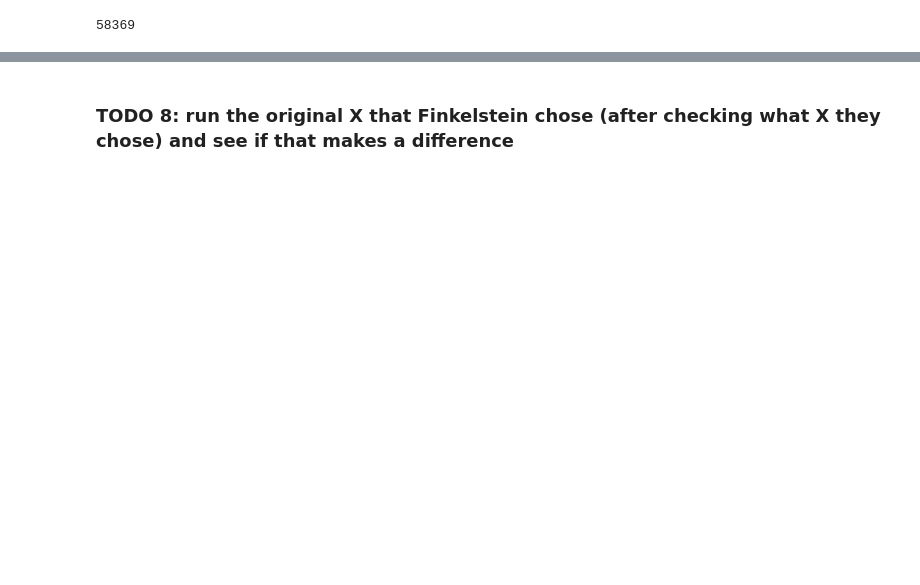
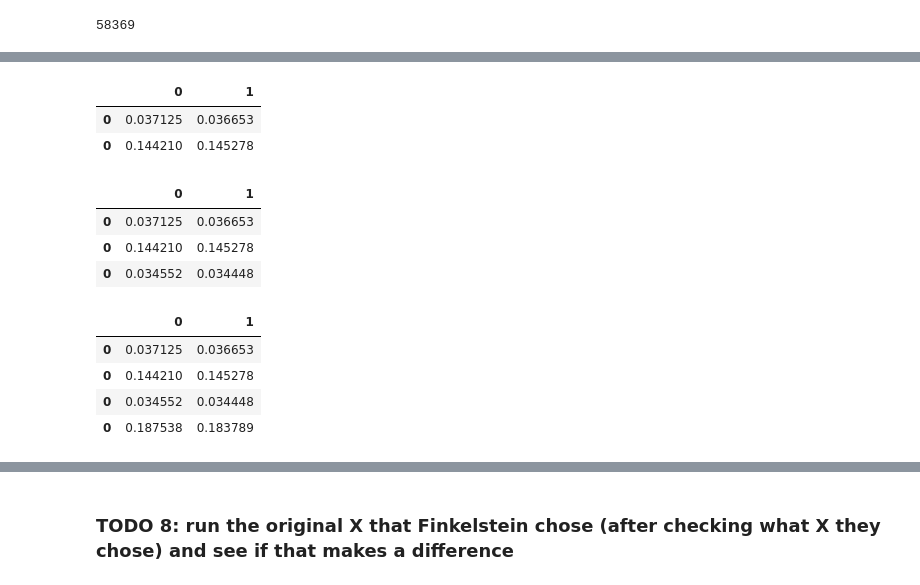
Before and after one commit to Yasmineouattara/ML_for_Econ_Final_Project, a Jupyter notebook: Data12m_NA_experiment_Donna.ipynb, the cells around one changed output, grey strips where cells are left out. Drawn from its saved outputs; the diff is of its cells as text; code cells hidden in the pictures; blank space fills up the shorter version.

```diff
--- a/Data12m_NA_experiment_Donna.ipynb
+++ b/Data12m_NA_experiment_Donna.ipynb
@@ -1931,0 +1896,11 @@ se_rx_any_df
+# %%
+rx_num_se_x = np.std(rx_num_tau_bootstraps[0])
+rx_num_se_xw = np.std(rx_num_tau_bootstraps[1])
+
+temp = pd.DataFrame([rx_num_se_x, rx_num_se_xw ]).T
+se_df = pd.concat([se_df, temp], axis = 0)
+se_df
+# %% [output]
+|  | 0 | 1 |
+| 0 | 0.037125 | 0.036653 |
+| 0 | 0.144210 | 0.145278 |
@@ -1931,0 +1925,43 @@ se_rx_any_df
+# %%
+doc_any_se_x = np.std(doc_any_tau_bootstraps[0])
+doc_any_se_xw = np.std(doc_any_tau_bootstraps[1])
+
+temp = pd.DataFrame([doc_any_se_x, doc_any_se_xw ]).T
+se_df = pd.concat([se_df, temp], axis = 0)
+se_df
+# %% [output]
+|  | 0 | 1 |
+| 0 | 0.037125 | 0.036653 |
+| 0 | 0.144210 | 0.145278 |
+| 0 | 0.034552 | 0.034448 |
+# %%
+Y_b = ['doc_num_mod_12m']
+Y = 'doc_num_mod_12m'
+
+doc_num_vars = W + X + Z_b + D_b + S_b + Y_b
+doc_num_data = f12m_imp_data[doc_num_vars]
+# %%
+bootstraps = 100
+n = doc_any_data.shape[0]
+
+tau_bootstraps = Parallel(n_jobs=-1)(
+    delayed(lambda: dml_tau_est1(doc_num_data.sample(n, replace=True), W, X_alt, Z, D, S, Y))() for _ in range(1, bootstraps + 1))
+# %%
+doc_num_tau_bootstraps = tau_bootstraps
+#doc_num_tau_bootstraps_copy = doc_num_tau_bootstraps
+
+doc_num_tau_bootstraps = pd.DataFrame(doc_num_tau_bootstraps)
+#doc_num_tau_bootstraps
+# %%
+doc_num_se_x = np.std(doc_num_tau_bootstraps[0])
+doc_num_se_xw = np.std(doc_num_tau_bootstraps[1])
+
+temp = pd.DataFrame([doc_num_se_x, doc_num_se_xw ]).T
+se_df = pd.concat([se_df, temp], axis = 0)
+se_df
+# %% [output]
+|  | 0 | 1 |
+| 0 | 0.037125 | 0.036653 |
+| 0 | 0.144210 | 0.145278 |
+| 0 | 0.034552 | 0.034448 |
+| 0 | 0.187538 | 0.183789 |
```
Also changed, not shown: parts of 61 cells of this notebook.
